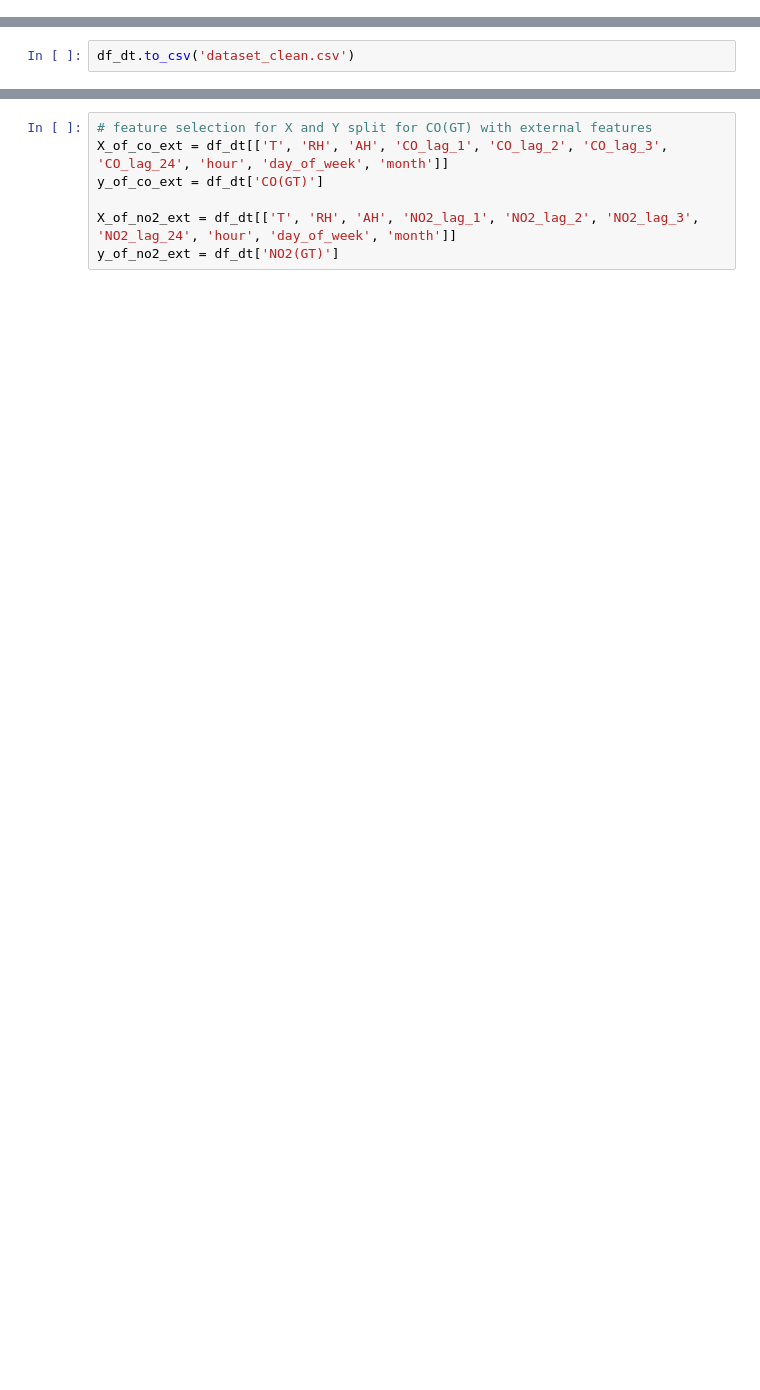
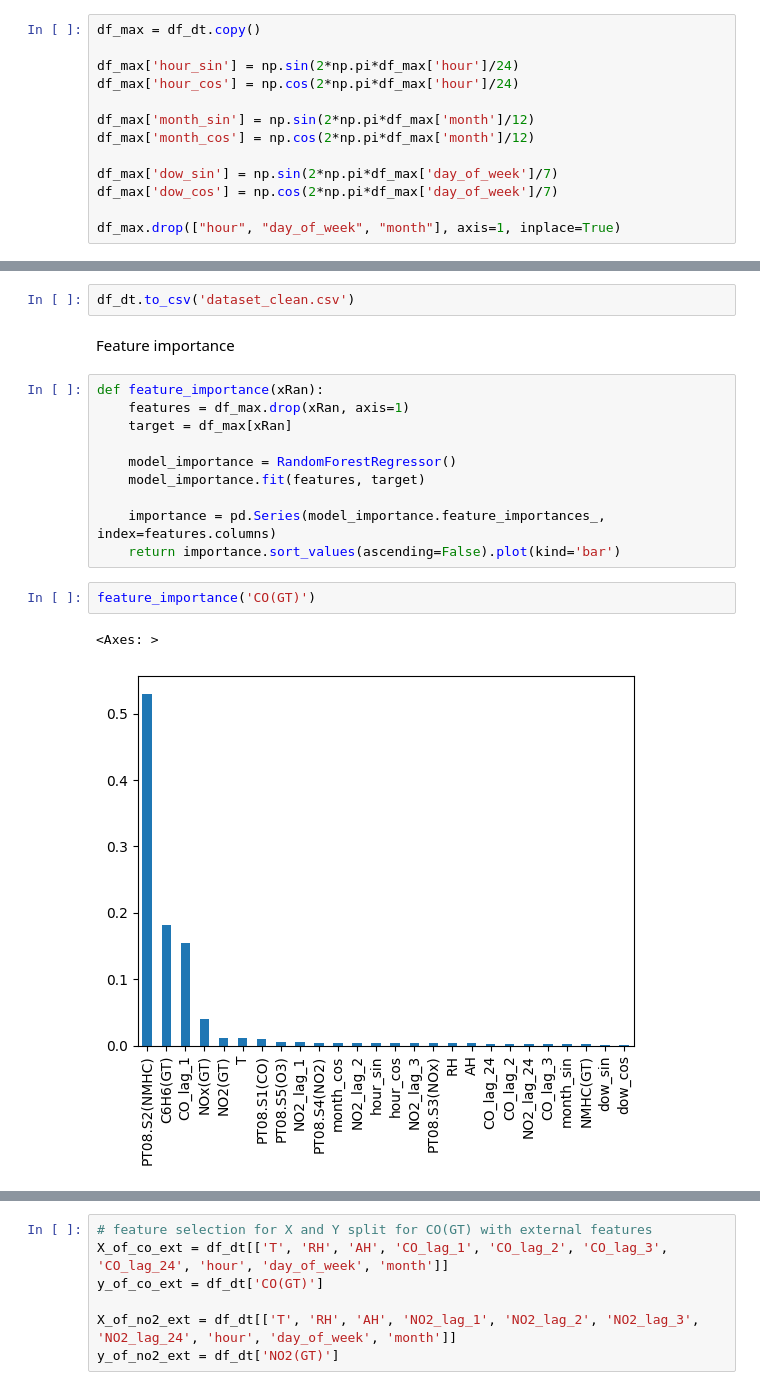
Before and after one commit to avimallik/co_and_no2_time_series_forecasting, a Jupyter notebook: co_and_no2_time_series_forecasting.ipynb, the cells around one changed output, grey strips where cells are left out. Cells and saved outputs as stored; diff of their text form; blank space fills up the shorter version.

```diff
--- a/co_and_no2_time_series_forecasting.ipynb
+++ b/co_and_no2_time_series_forecasting.ipynb
@@ -484,0 +484,13 @@ df_dt.head()
+# %%
+df_max = df_dt.copy()
+
+df_max['hour_sin'] = np.sin(2*np.pi*df_max['hour']/24)
+df_max['hour_cos'] = np.cos(2*np.pi*df_max['hour']/24)
+
+df_max['month_sin'] = np.sin(2*np.pi*df_max['month']/12)
+df_max['month_cos'] = np.cos(2*np.pi*df_max['month']/12)
+
+df_max['dow_sin'] = np.sin(2*np.pi*df_max['day_of_week']/7)
+df_max['dow_cos'] = np.cos(2*np.pi*df_max['day_of_week']/7)
+
+df_max.drop(["hour", "day_of_week", "month"], axis=1, inplace=True)
@@ -485,2 +506,19 @@ df_dt.head()
 # %%
 df_dt.to_csv('dataset_clean.csv')
+# %% [markdown]
+Feature importance
+# %%
+def feature_importance(xRan):
+    features = df_max.drop(xRan, axis=1)
+    target = df_max[xRan]
+
+    model_importance = RandomForestRegressor()
+    model_importance.fit(features, target)
+
+    importance = pd.Series(model_importance.feature_importances_, index=features.columns)
+    return importance.sort_values(ascending=False).plot(kind='bar')
+# %%
+feature_importance('CO(GT)')
+# %% [output]
+<Axes: >
+[figure, added]
```
Also changed, not shown: parts of 26 cells of this notebook, 5 other files.
